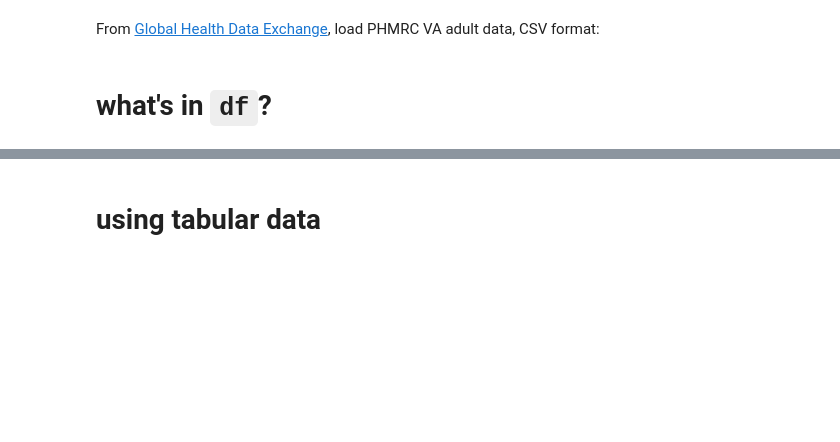
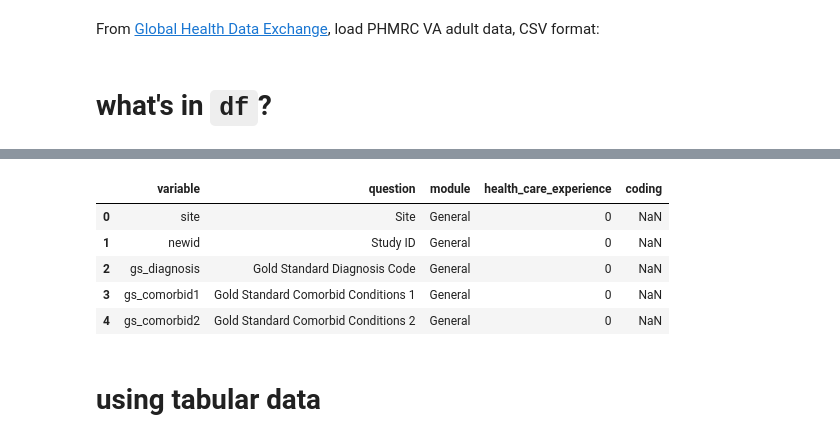
Before and after one commit to jakevdp/2014_fall_ASTR599, a Jupyter notebook: notebooks/15_PandasIntro.ipynb, the cells around one changed output, grey strips where cells are left out. Saved outputs shown, nothing was run; the diff lists cells and outputs as text; code cells hidden in the pictures; blank space fills up the shorter version.

```diff
--- a/notebooks/15_PandasIntro.ipynb
+++ b/notebooks/15_PandasIntro.ipynb
@@ -116,7 +140,14 @@ url = 'http://ghdx.healthdata.org/sites/default/files/'\
       'record-attached-files/IHME_PHMRC_VA_DATA_CODEBOOK_Y2013M09D11_0.xlsx'
 cb = pd.read_excel(url)
 # %%
-cb
+cb.head()
+# %% [output]
+|  | variable | question | module | health_care_experience | coding |
+| 0 | site | Site | General | 0 | NaN |
+| 1 | newid | Study ID | General | 0 | NaN |
+| 2 | gs_diagnosis | Gold Standard Diagnosis Code | General | 0 | NaN |
+| 3 | gs_comorbid1 | Gold Standard Comorbid Conditions 1 | General | 0 | NaN |
+| 4 | gs_comorbid2 | Gold Standard Comorbid Conditions 2 | General | 0 | NaN |
 # %% [markdown]
 # using tabular data
 # %%
```
Also changed, not shown: parts of 34 cells of this notebook, 10 other files.
